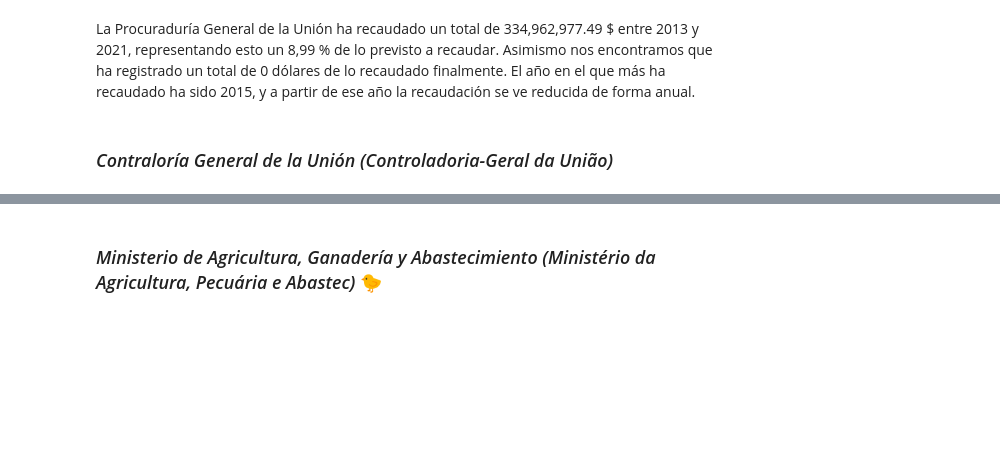
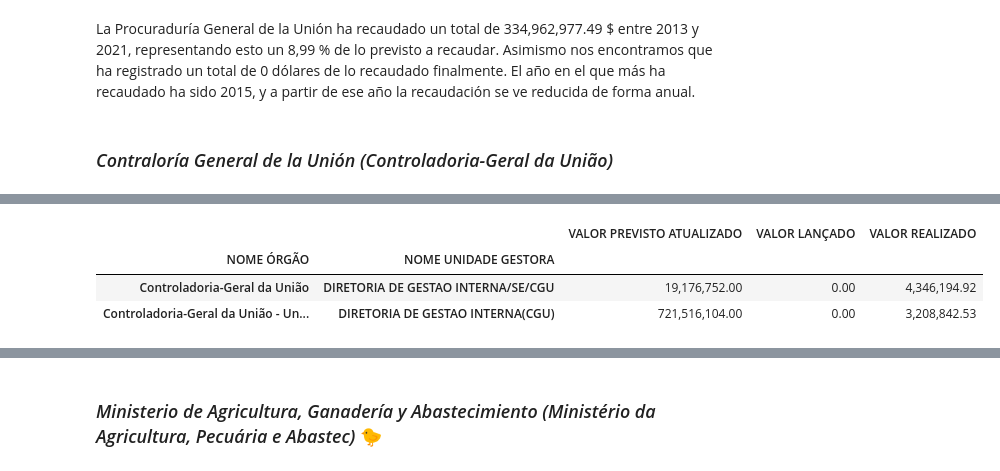
Before and after one commit to Gabijc/Proyecto2-Insights-Brasil, a Jupyter notebook: Análisis_categorías.ipynb, the cells around one changed output, grey strips where cells are left out. Cells and saved outputs as stored; diff of their text form; code cells hidden in the pictures; blank space fills up the shorter version.

```diff
--- a/Análisis_categorías.ipynb
+++ b/Análisis_categorías.ipynb
@@ -414 +432,9 @@ fs.info_cat(controladoria_gral, "NOME ÓRGÃO SUPERIOR")
+# %%
+# Vemos la información sobre su composición.
+fs.info_ministerio(datos_brasil, "Controladoria-Geral da União")
+# %% [output]
+|  |  | VALOR PREVISTO ATUALIZADO | VALOR LANÇADO | VALOR REALIZADO |
+| NOME ÓRGÃO | NOME UNIDADE GESTORA |  |  |  |
+| Controladoria-Geral da União | DIRETORIA DE GESTAO INTERNA/SE/CGU | 19,176,752.00 | 0.00 | 4,346,194.92 |
+| Controladoria-Geral da União - Un... | DIRETORIA DE GESTAO INTERNA(CGU) | 721,516,104.00 | 0.00 | 3,208,842.53 |
 # %%
```
Also changed, not shown: parts of 126 cells of this notebook, 2 other files.
